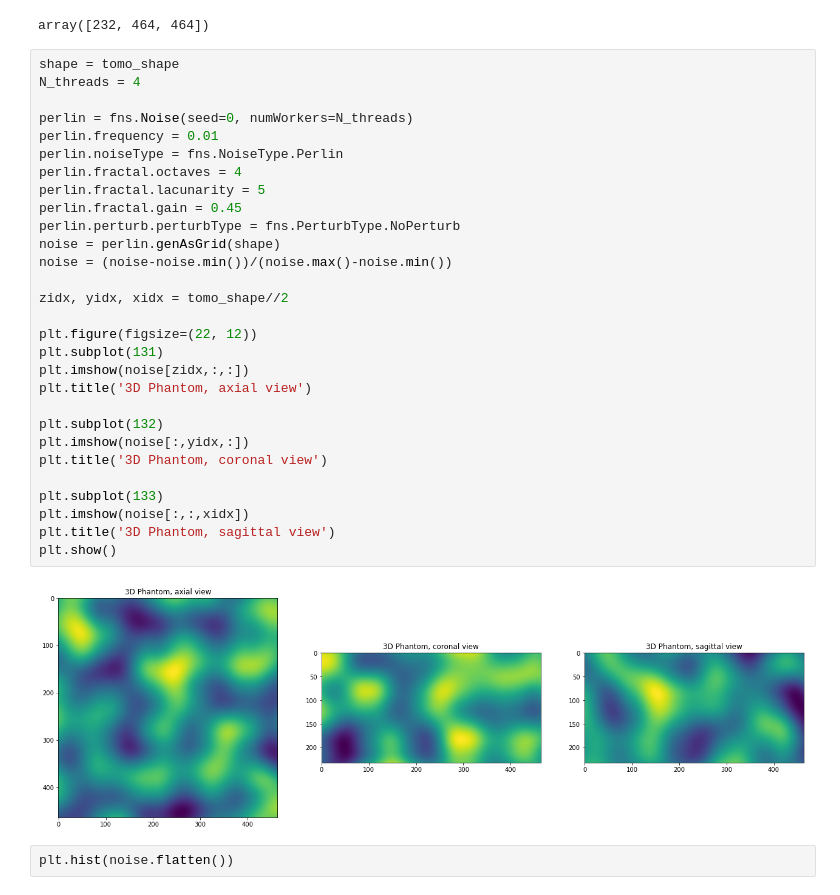
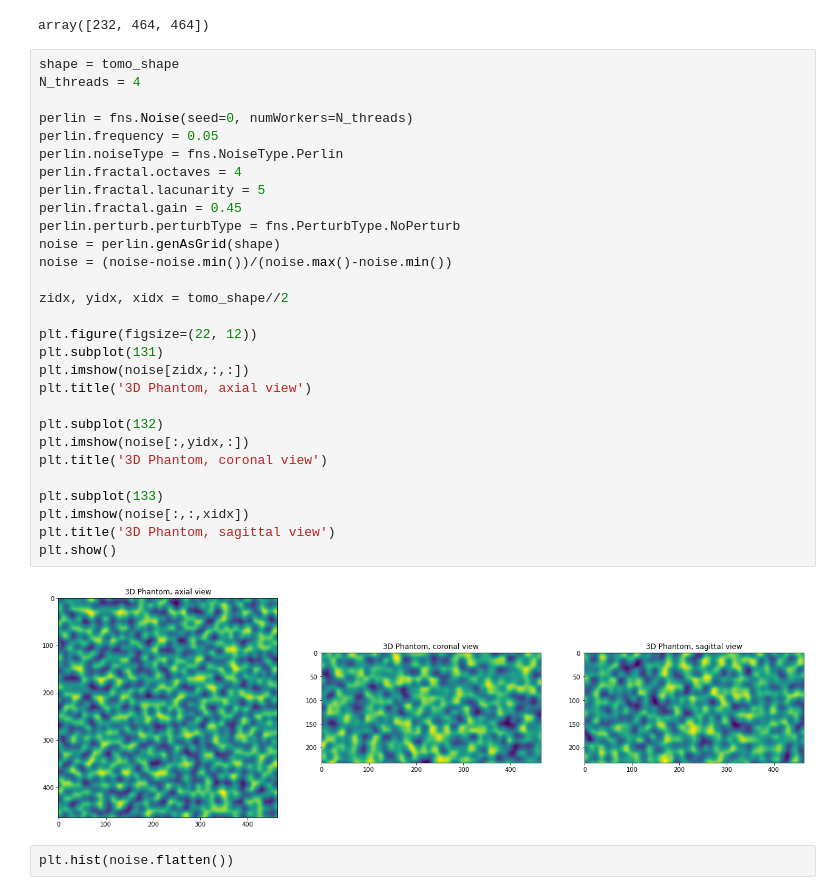
Before and after one commit to Fickincool/master-thesis, a Jupyter notebook: Notebooks/6.00_self2selfDenoising/6.05_make_dummy+noisy_tomogram.ipynb, the cells around one changed output. Cells and saved outputs as stored; diff of their text form.

```diff
--- a/Notebooks/6.00_self2selfDenoising/6.05_make_dummy+noisy_tomogram.ipynb
+++ b/Notebooks/6.00_self2selfDenoising/6.05_make_dummy+noisy_tomogram.ipynb
@@ -126,34 +129,34 @@ array([232, 464, 464])
 # %%
 shape = tomo_shape
 N_threads = 4
 
 perlin = fns.Noise(seed=0, numWorkers=N_threads)
-perlin.frequency = 0.01
+perlin.frequency = 0.05
 perlin.noiseType = fns.NoiseType.Perlin
 perlin.fractal.octaves = 4
 perlin.fractal.lacunarity = 5
 perlin.fractal.gain = 0.45
 perlin.perturb.perturbType = fns.PerturbType.NoPerturb
 noise = perlin.genAsGrid(shape)
 noise = (noise-noise.min())/(noise.max()-noise.min())
 
 zidx, yidx, xidx = tomo_shape//2
 
 plt.figure(figsize=(22, 12))
 plt.subplot(131)
 plt.imshow(noise[zidx,:,:])
 plt.title('3D Phantom, axial view')
 
 plt.subplot(132)
 plt.imshow(noise[:,yidx,:])
 plt.title('3D Phantom, coronal view')
 
 plt.subplot(133)
 plt.imshow(noise[:,:,xidx])
 plt.title('3D Phantom, sagittal view')
 plt.show()
 # %% [output]
-[figure, old version]
+[figure, new version]
 # %%
 plt.hist(noise.flatten())
 # %% [output]
```
Also changed, not shown: parts of 3 cells of this notebook, 8 other files.
